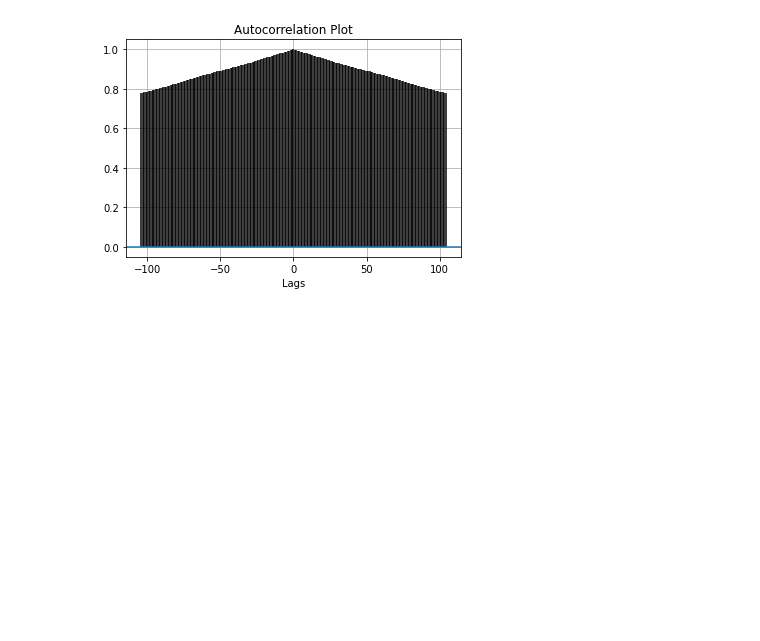
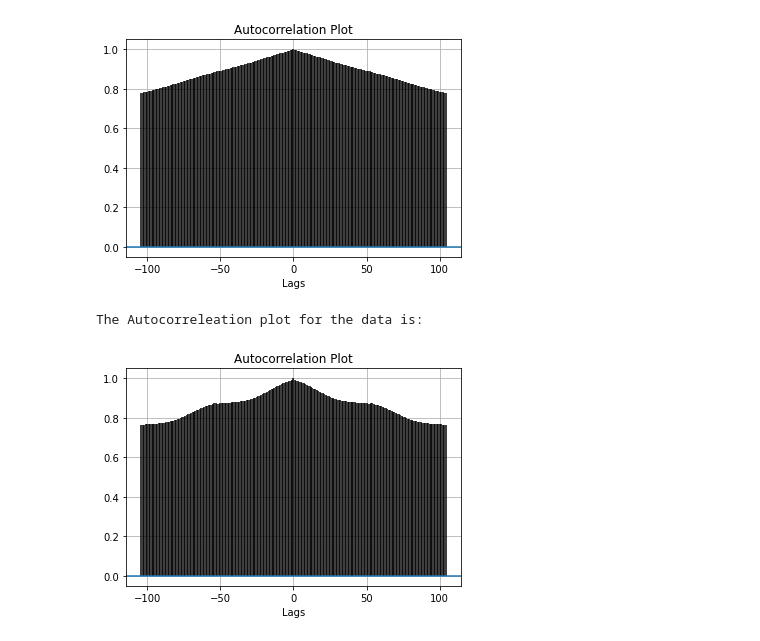
Before and after one commit to erialc-cal/StatApp_2020, a Jupyter notebook: Visualisation/Moyennes_mobiles_ecarts_types.ipynb, the cells around one changed output. Drawn from its saved outputs; the diff is of its cells as text; code cells hidden in the pictures; blank space fills up the shorter version.

```diff
--- a/Visualisation/Moyennes_mobiles_ecarts_types.ipynb
+++ b/Visualisation/Moyennes_mobiles_ecarts_types.ipynb
@@ -190,22 +194,24 @@ ensae
 # %% [markdown]
 # Autocorrélations
 # %%
+df = ensae[['Semaine','PAX','Coeff_Rempl']].groupby('Semaine').agg({'PAX':'sum','Coeff_Rempl':'mean'})
 
-# Creating data.
-df = ensae[['Semaine','Coeff_Rempl']].groupby('Semaine').agg({'Coeff_Rempl':'mean'})
-
-# Adding plot title.
 plt.title("Autocorrelation Plot")
-
-# Providing x-axis name.
 plt.xlabel("Lags")
-
-# Plotting the Autocorreleation plot.
 plt.acorr(df['Coeff_Rempl'], maxlags = 104)
 
-# Displaying the plot.
 print("The Autocorreleation plot for the data is:")
 plt.grid(True)
 # %% [output]
 The Autocorreleation plot for the data is:
 [figure]
+# %%
+plt.title("Autocorrelation Plot")
+plt.xlabel("Lags")
+plt.acorr(df['PAX'], maxlags = 104)
+
+print("The Autocorreleation plot for the data is:")
+plt.grid(True)
+# %% [output]
+The Autocorreleation plot for the data is:
+[figure, added]
```
Also changed, not shown: parts of 6 cells of this notebook.
